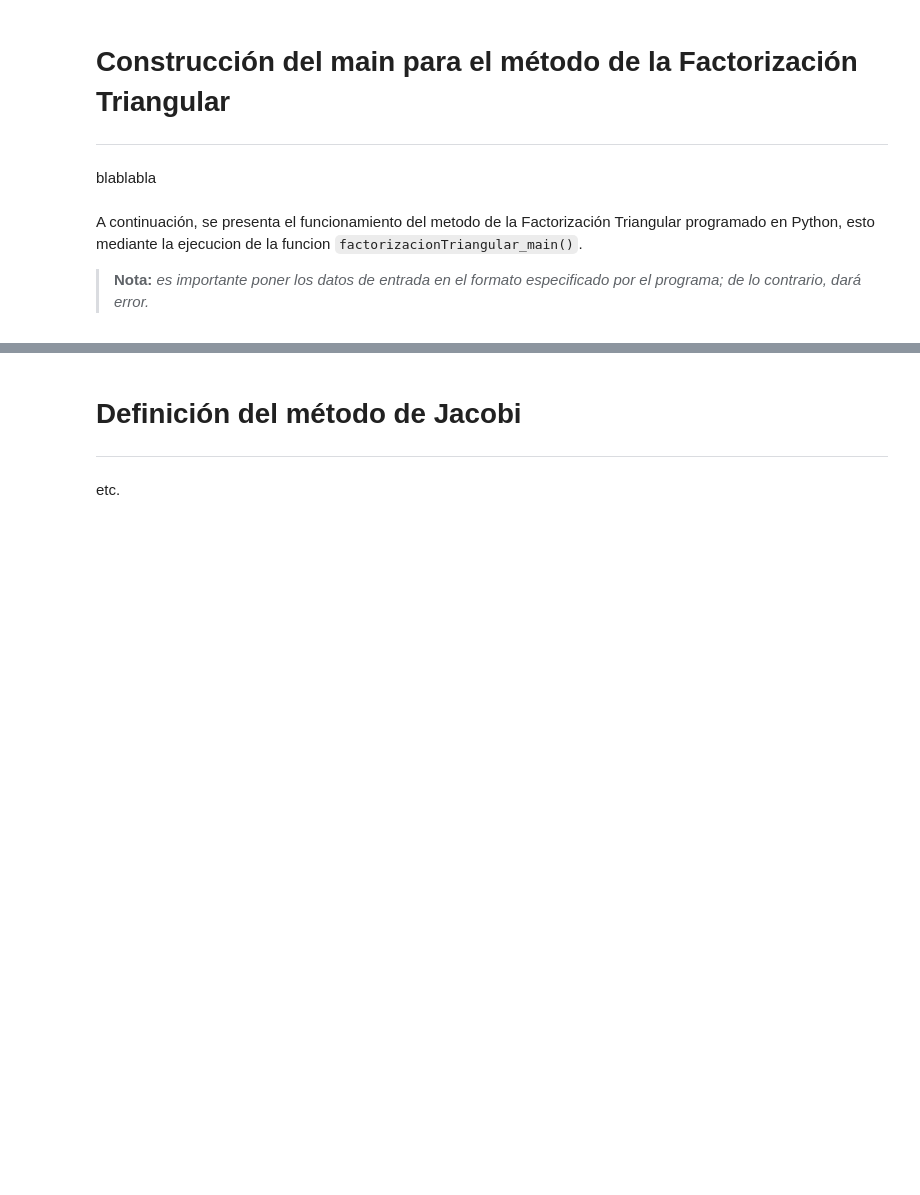
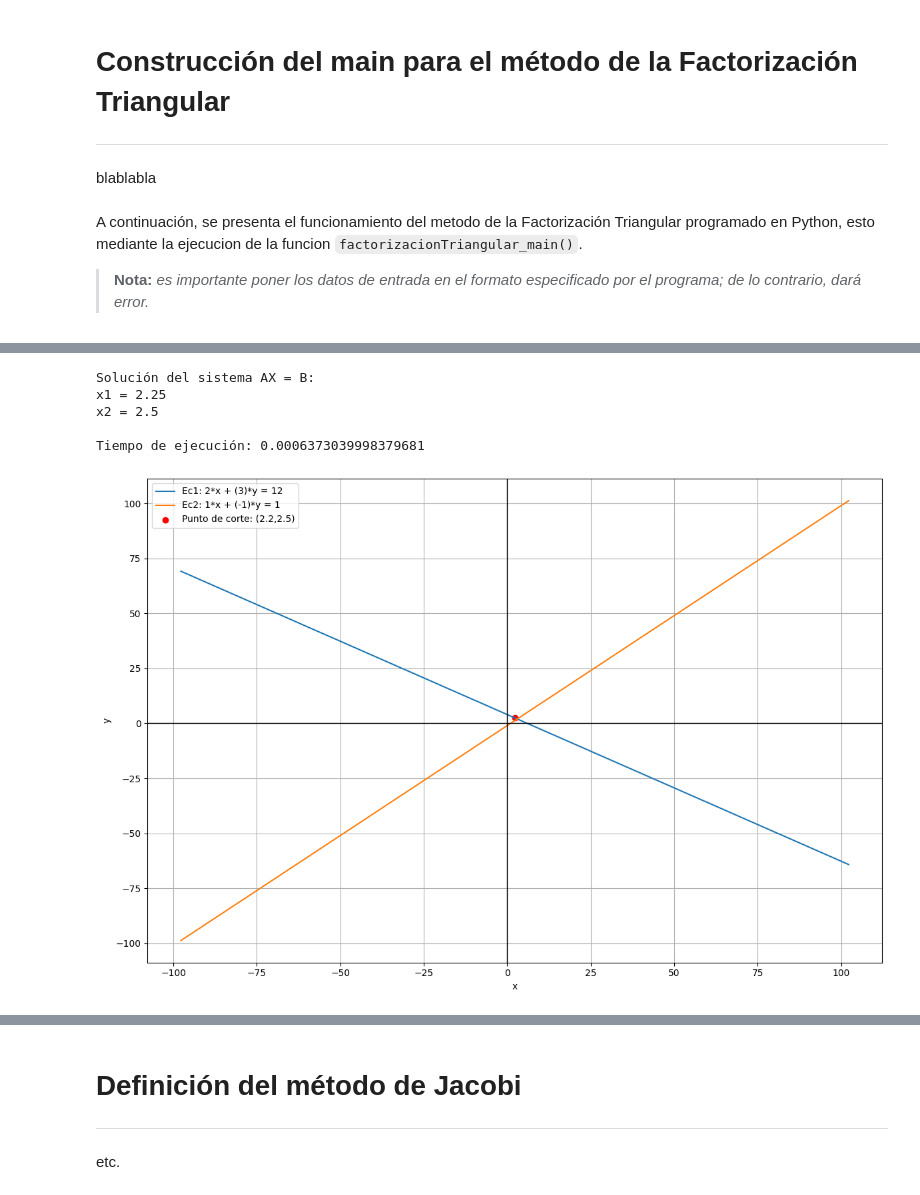
Before and after one commit to jdrsajonia/metodos_numericos, a Jupyter notebook: lab2_solucion_sistemas_ecuaciones_lineales/lab2_metodos_numericos.ipynb, the cells around one changed output, grey strips where cells are left out. Cells and saved outputs as stored; diff of their text form; code cells hidden in the pictures; blank space fills up the shorter version.

```diff
--- a/lab2_solucion_sistemas_ecuaciones_lineales/lab2_metodos_numericos.ipynb
+++ b/lab2_solucion_sistemas_ecuaciones_lineales/lab2_metodos_numericos.ipynb
@@ -319,0 +447,11 @@ x4 = 4.0
+# %%
+A_2=np.array([[2,3],[1,-1]])
+b_2=np.array([12,1])
+ALUmain(A_2,b_2, console_input=False)
+# %% [output]
+Solución del sistema AX = B:
+x1 = 2.25
+x2 = 2.5
+
+Tiempo de ejecución: 0.0006373039998379681
+[figure, added]
```
Also changed, not shown: parts of 6 cells of this notebook, 1 other file.
